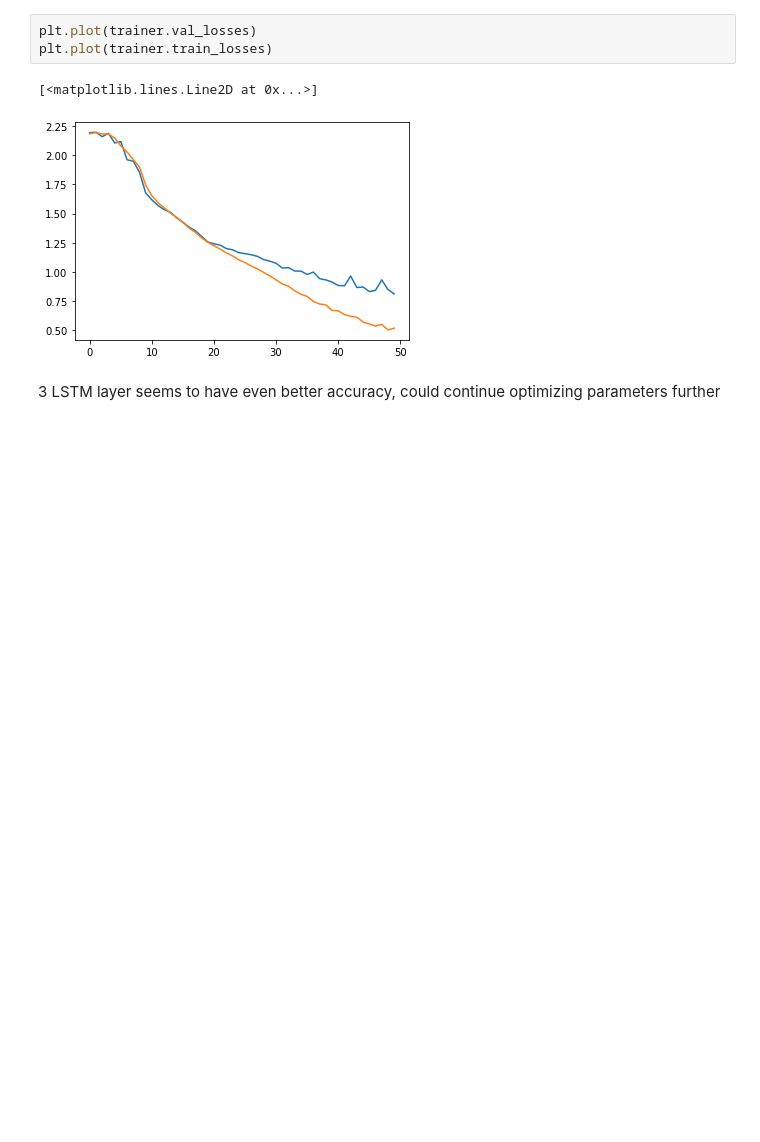
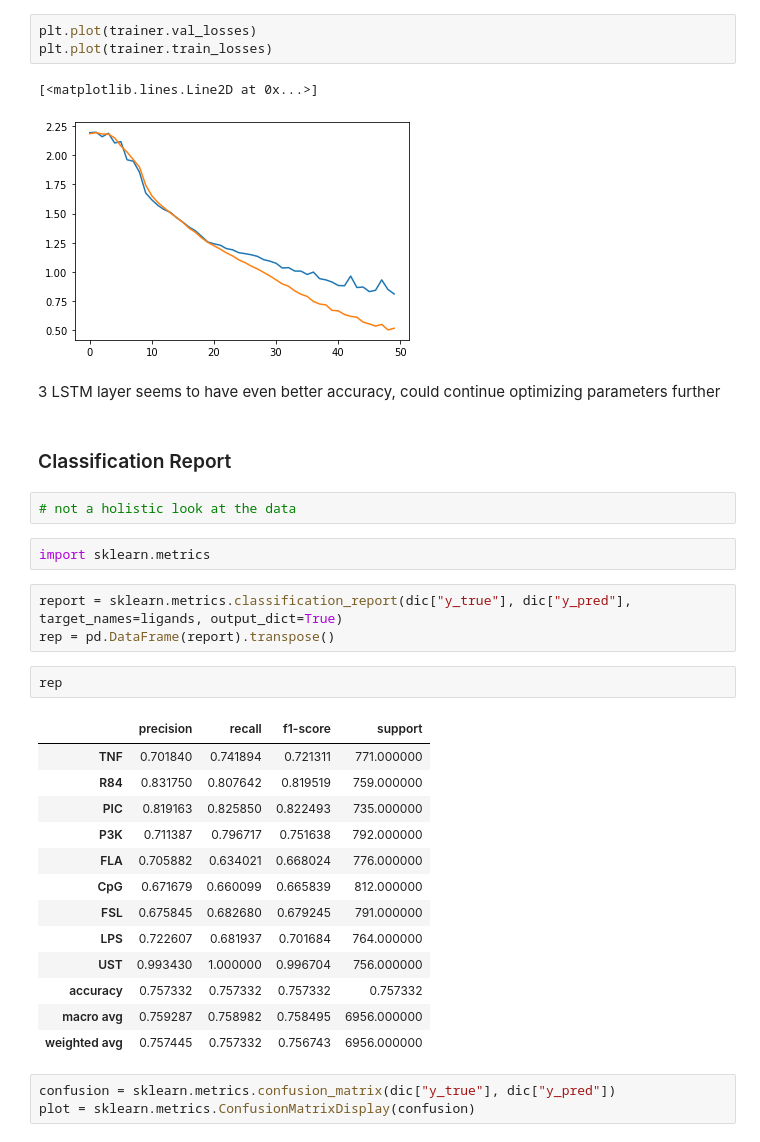
Before and after one commit to apple-soda/lstm-nfkb-dynamics, a Jupyter notebook: notebooks/sandbox.ipynb, the cells around one changed output. Drawn from its saved outputs; the diff is of its cells as text; blank space fills up the shorter version.

```diff
--- a/notebooks/sandbox.ipynb
+++ b/notebooks/sandbox.ipynb
@@ -173,3 +176,31 @@ plt.plot(trainer.train_losses)
 [figure]
 # %% [markdown]
 3 LSTM layer seems to have even better accuracy, could continue optimizing parameters further
+# %% [markdown]
+<h3>Classification Report</h3>
+# %%
+# not a holistic look at the data
+# %%
+import sklearn.metrics
+# %%
+report = sklearn.metrics.classification_report(dic["y_true"], dic["y_pred"], target_names=ligands, output_dict=True)
+rep = pd.DataFrame(report).transpose()
+# %%
+rep
+# %% [output]
+|  | precision | recall | f1-score | support |
+| TNF | 0.701840 | 0.741894 | 0.721311 | 771.000000 |
+| R84 | 0.831750 | 0.807642 | 0.819519 | 759.000000 |
+| PIC | 0.819163 | 0.825850 | 0.822493 | 735.000000 |
+| P3K | 0.711387 | 0.796717 | 0.751638 | 792.000000 |
+| FLA | 0.705882 | 0.634021 | 0.668024 | 776.000000 |
+| CpG | 0.671679 | 0.660099 | 0.665839 | 812.000000 |
+| FSL | 0.675845 | 0.682680 | 0.679245 | 791.000000 |
+| LPS | 0.722607 | 0.681937 | 0.701684 | 764.000000 |
+| UST | 0.993430 | 1.000000 | 0.996704 | 756.000000 |
+| accuracy | 0.757332 | 0.757332 | 0.757332 | 0.757332 |
+| macro avg | 0.759287 | 0.758982 | 0.758495 | 6956.000000 |
+| weighted avg | 0.757445 | 0.757332 | 0.756743 | 6956.000000 |
+# %%
+confusion = sklearn.metrics.confusion_matrix(dic["y_true"], dic["y_pred"])
+plot = sklearn.metrics.ConfusionMatrixDisplay(confusion)
```
Also changed, not shown: parts of 4 cells of this notebook, 7 other files.
